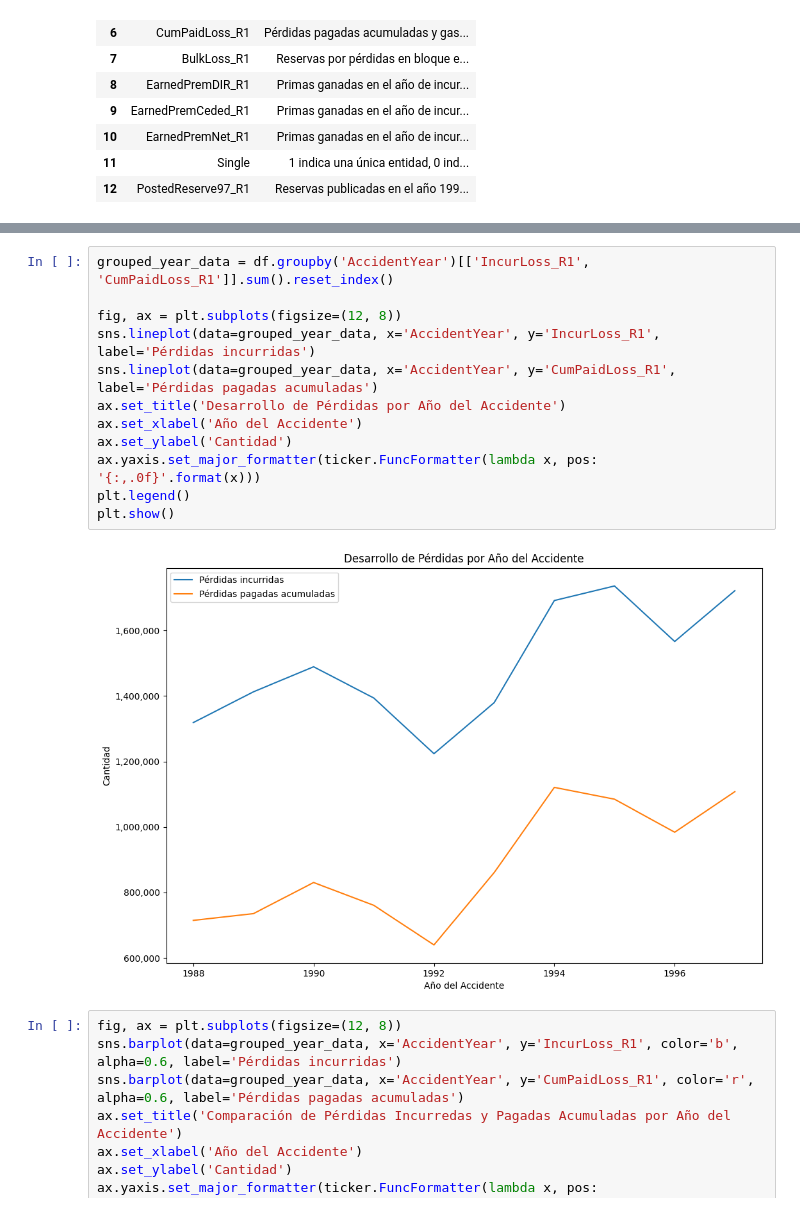
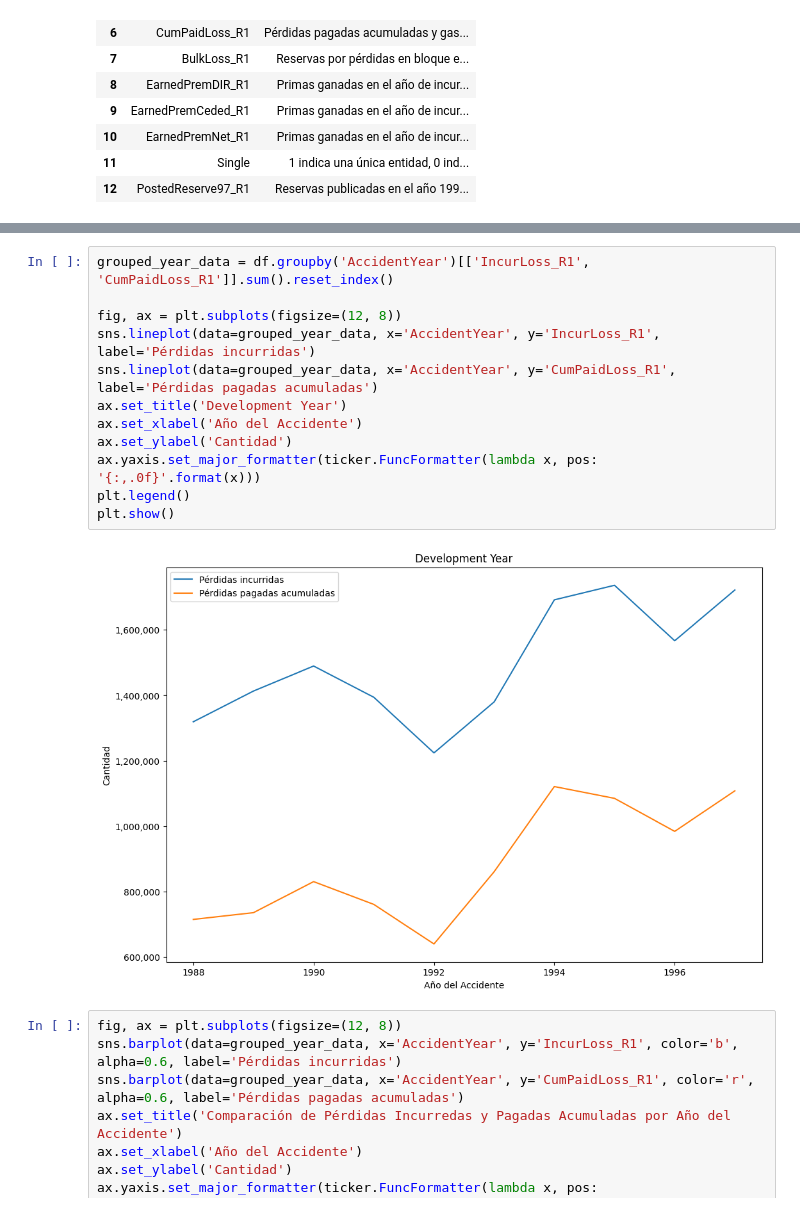
Before and after one commit to bdrinconp/ml_actuaria, a Jupyter notebook: IDA/Chain_Ladder.ipynb, the cells around one changed output, grey strips where cells are left out. Drawn from its saved outputs; the diff is of its cells as text.

```diff
--- a/IDA/Chain_Ladder.ipynb
+++ b/IDA/Chain_Ladder.ipynb
@@ -128,17 +169,17 @@ for col in cat_cols:
 # %%
 grouped_year_data = df.groupby('AccidentYear')[['IncurLoss_R1', 'CumPaidLoss_R1']].sum().reset_index()
 
 fig, ax = plt.subplots(figsize=(12, 8))
 sns.lineplot(data=grouped_year_data, x='AccidentYear', y='IncurLoss_R1', label='Pérdidas incurridas')
 sns.lineplot(data=grouped_year_data, x='AccidentYear', y='CumPaidLoss_R1', label='Pérdidas pagadas acumuladas')
-ax.set_title('Desarrollo de Pérdidas por Año del Accidente')
+ax.set_title('Development Year')
 ax.set_xlabel('Año del Accidente')
 ax.set_ylabel('Cantidad')
 ax.yaxis.set_major_formatter(ticker.FuncFormatter(lambda x, pos: '{:,.0f}'.format(x)))
 plt.legend()
 plt.show()
 # %% [output]
-[figure, old version]
+[figure, new version]
 # %%
 fig, ax = plt.subplots(figsize=(12, 8))
 sns.barplot(data=grouped_year_data, x='AccidentYear', y='IncurLoss_R1', color='b', alpha=0.6, label='Pérdidas incurridas')
```
Also changed, not shown: parts of 25 cells of this notebook.
